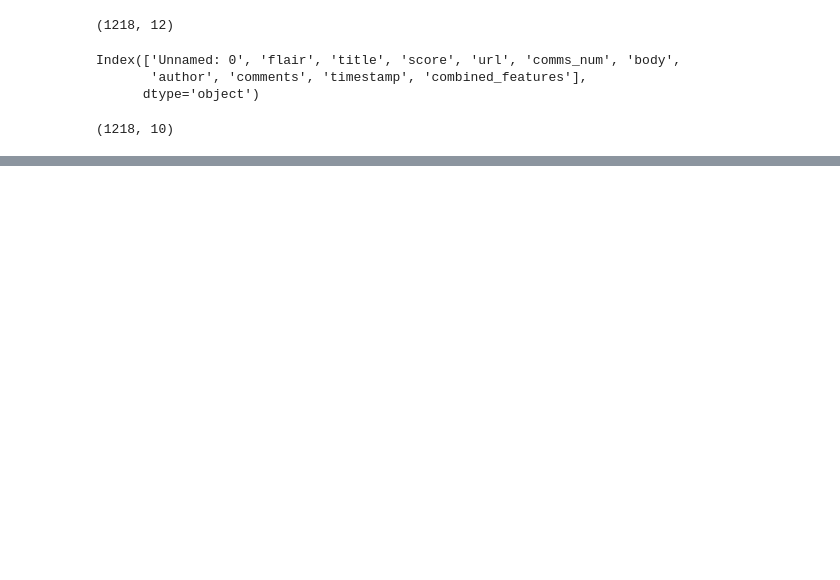
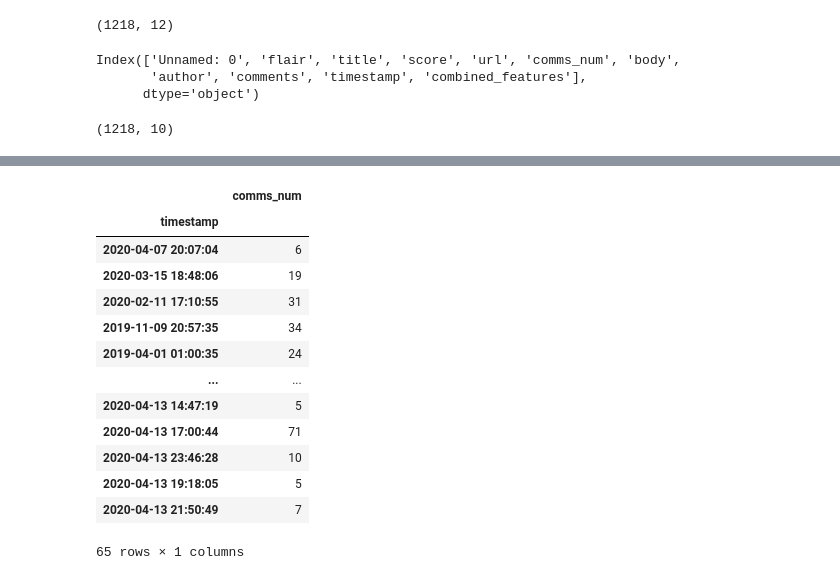
Before and after one commit to abhishek-parashar/Reddit-flair-detection, a Jupyter notebook: experiment_log_for_eda_notebook_2.ipynb, the cells around one changed output, grey strips where cells are left out. Drawn from its saved outputs; the diff is of its cells as text; code cells hidden in the pictures; blank space fills up the shorter version.

```diff
--- a/experiment_log_for_eda_notebook_2.ipynb
+++ b/experiment_log_for_eda_notebook_2.ipynb
@@ -27,0 +76,18 @@ data.shape
+# %%
+df2= df1.groupby('flair')[['comms_num']]
+df2.head()
+# %% [output]
+|  | comms_num |
+| timestamp |  |
+| 2020-04-07 20:07:04 | 6 |
+| 2020-03-15 18:48:06 | 19 |
+| 2020-02-11 17:10:55 | 31 |
+| 2019-11-09 20:57:35 | 34 |
+| 2019-04-01 01:00:35 | 24 |
+| ... | ... |
+| 2020-04-13 14:47:19 | 5 |
+| 2020-04-13 17:00:44 | 71 |
+| 2020-04-13 23:46:28 | 10 |
+| 2020-04-13 19:18:05 | 5 |
+| 2020-04-13 21:50:49 | 7 |
+65 rows × 1 columns
```
Also changed, not shown: parts of 7 cells of this notebook.
